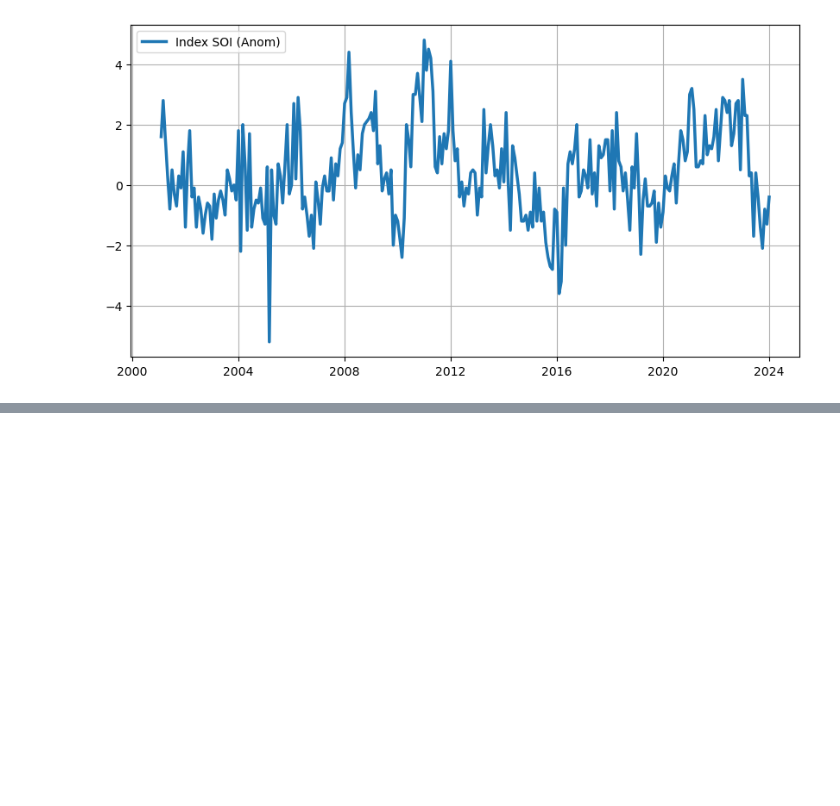
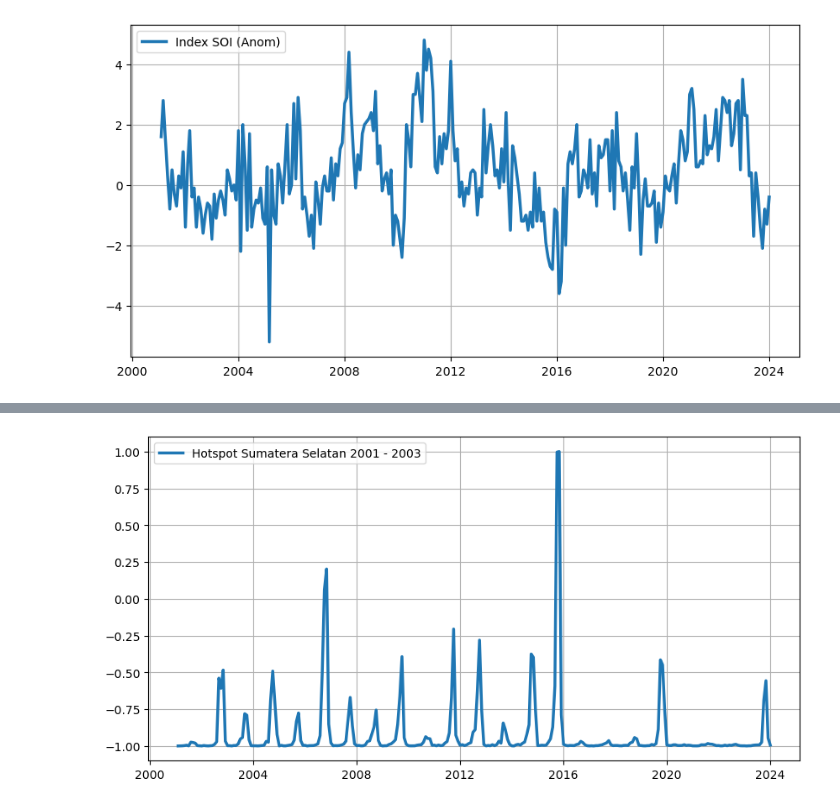
Before and after one commit to kusin/2024_BOPTN_Hopsot, a Jupyter notebook: source-code/step1_data_enso.ipynb, the cells around one changed output, grey strips where cells are left out. Drawn from its saved outputs; the diff is of its cells as text; code cells hidden in the pictures; blank space fills up the shorter version.

```diff
--- a/source-code/step1_data_enso.ipynb
+++ b/source-code/step1_data_enso.ipynb
@@ -142,0 +149,8 @@ plot_time_series(dataset["acq_date"], dataset["soi_anom"], "Index SOI (Anom)")
+# %%
+# jika hotspot dipengaruhi oleh enso
+data = dataset[["hotspot", "sst_anom", "oni_anom", "soi_anom"]]
+data = data.values
+# %%
+# normalize features
+scaler = MinMaxScaler(feature_range=(-1, 1))
+scaled = scaler.fit_transform(np.array(data))
@@ -142,0 +167,4 @@ plot_time_series(dataset["acq_date"], dataset["soi_anom"], "Index SOI (Anom)")
+# %%
+plot_time_series(dataset["acq_date"], np.array(scaled[:,:1]), "Hotspot Sumatera Selatan 2001 - 2003")
+# %% [output]
+[figure, added]
```
Also changed, not shown: parts of 6 cells of this notebook, 8 other files.
